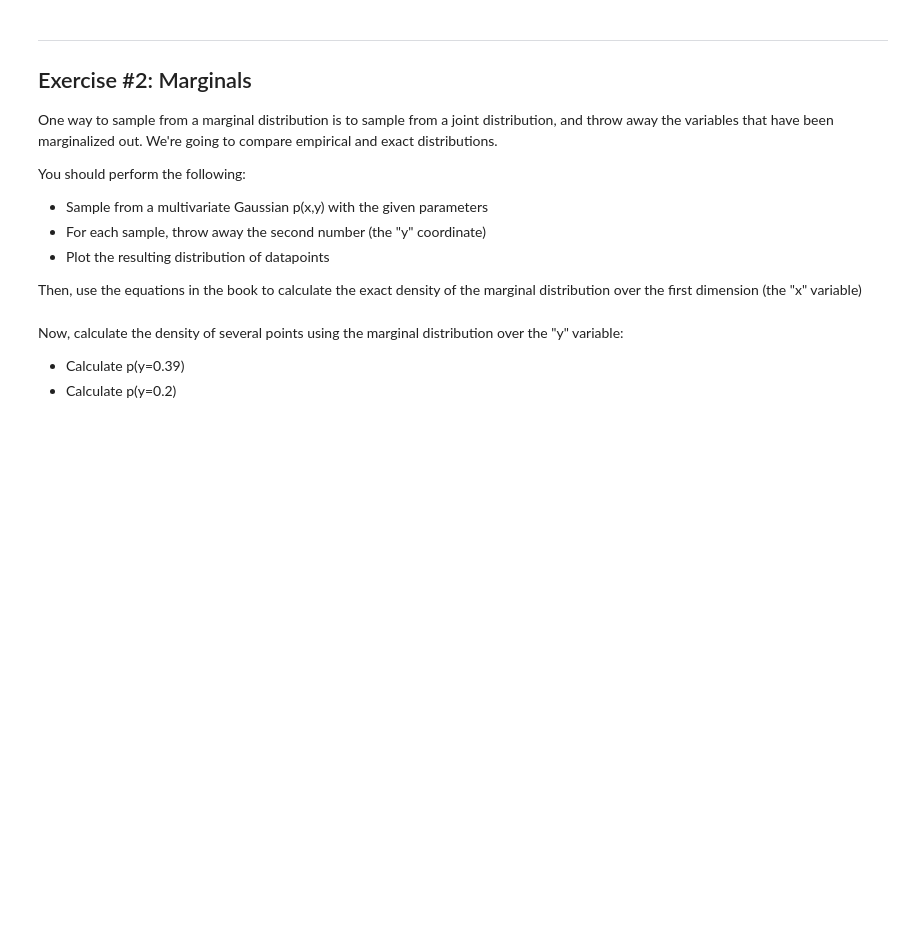
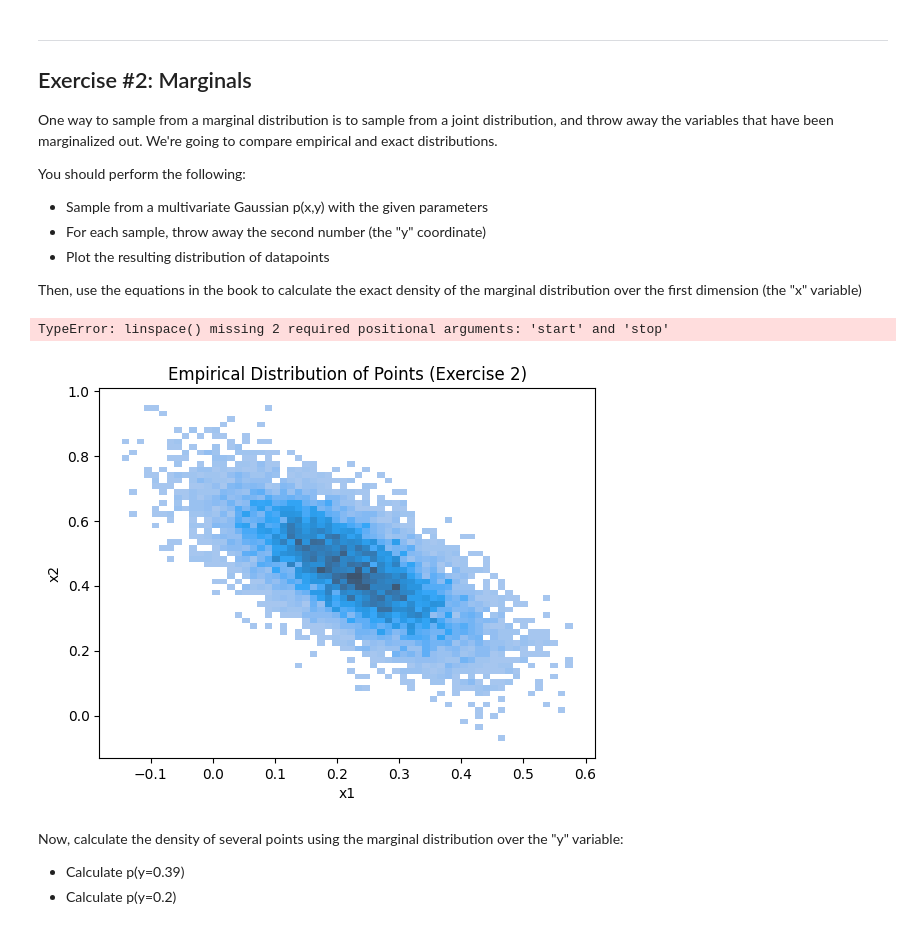
Before and after one commit to jrc117/CS473, a Jupyter notebook: labs/cs473_lab_week_3.ipynb, the cells around one changed output. Saved outputs shown, nothing was run; the diff lists cells and outputs as text; code cells hidden in the pictures; blank space fills up the shorter version.

```diff
--- a/labs/cs473_lab_week_3.ipynb
+++ b/labs/cs473_lab_week_3.ipynb
@@ -133,17 +146,40 @@ Then, use the equations in the book to calculate the exact density of the margin
 # %%
 # Use these parameters
 mu = np.array([[0.22], [0.45]])
 sigma = np.array([[0.011, -0.01], [-0.01, 0.018]])
 
 # YOUR CODE HERE
 
 # Sample
+num_samples = 10_000
+samples = []
+d = mu.shape[0]
+L = np.linalg.cholesky(sigma)       # Surely there's an easier way, right?
 
+for _ in range(num_samples):
+    z = np.random.randn(d, 1)
+    x = mu + L @ z
+    samples.append(x)
 
 # Plot the empirical distribution of points (using, for example, a histogram plotting function)
+samples = np.array(samples).squeeze()       # This helps with plotting (below).
+sns.histplot(x=samples[:, 0], y=samples[:, 1], bins=60)
+plt.xlabel('x1')
+plt.ylabel('x2')
+plt.title('Empirical Distribution of Points (Exercise 2)')
 
 
 # Plot the true density curve
+x1, x2 = np.linspace(-0.3, 0.7, 117), np.linspace(-0.1, 0.9, 117)
+X1, X2 = np.meshgrid(x1, x2)
+density =
+plt.contour(x1, x2, density, label='True Density Curve')
+plt.legend()
+
+plt.show()
+# %% [output]
+TypeError: linspace() missing 2 required positional arguments: 'start' and 'stop'
+[figure, added]
 # %% [markdown]
 Now, calculate the density of several points using the marginal distribution over the "y" variable:
 
```
Also changed, not shown: parts of 5 cells of this notebook.
